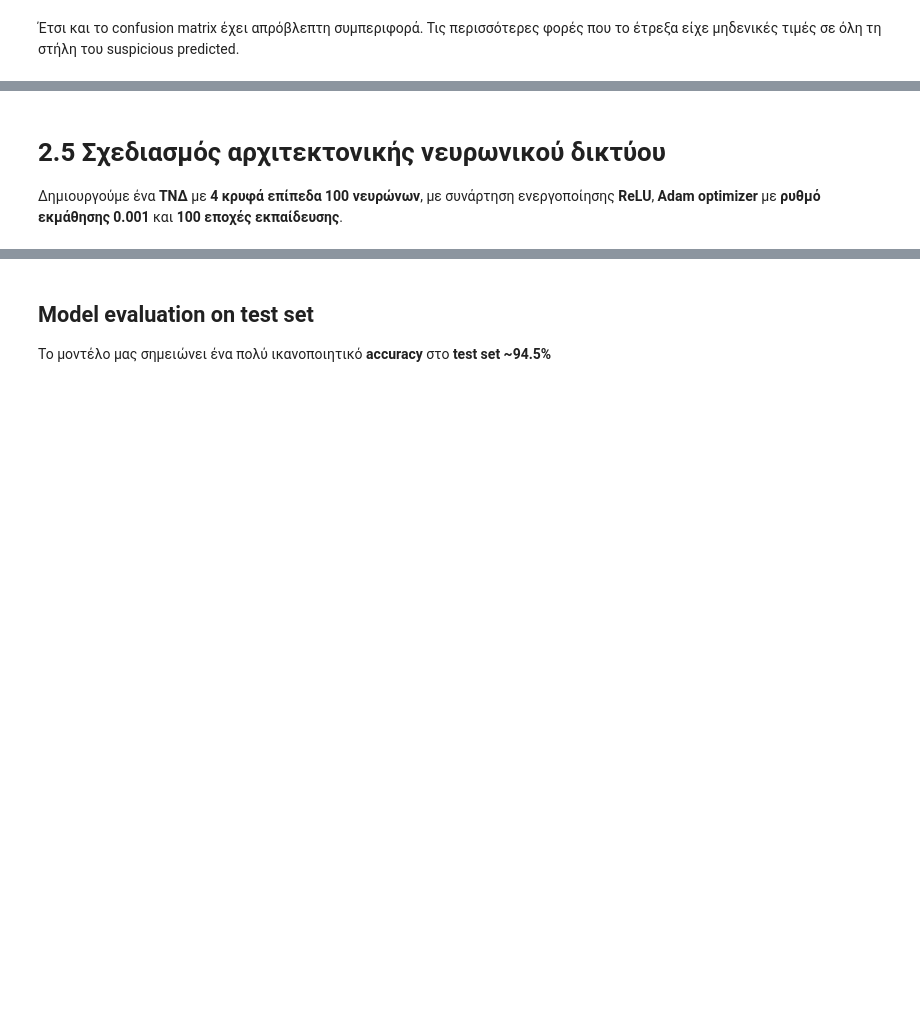
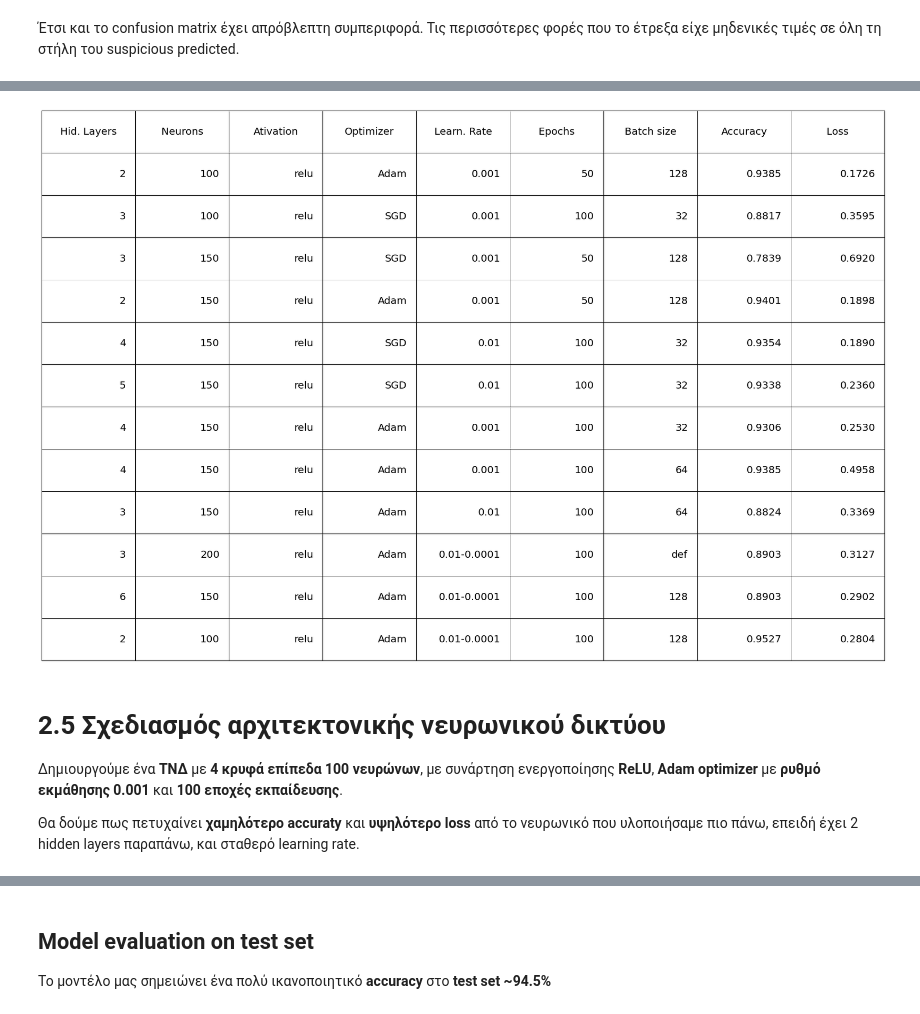
Before and after one commit to Maagnitude/fetal-health-models, a Jupyter notebook: fetal_health_models.ipynb, the cells around one changed output, grey strips where cells are left out. Cells and saved outputs as stored; diff of their text form; code cells hidden in the pictures; blank space fills up the shorter version.

```diff
--- a/fetal_health_models.ipynb
+++ b/fetal_health_models.ipynb
@@ -645,7 +654,37 @@ Test accuracy: 94.64%
+# %%
+labels = ['Hid. Layers', 'Neurons', 'Ativation', 'Optimizer',
+          'Learn. Rate', 'Epochs', 'Batch size', 'Accuracy', 'Loss']
+
+data = [['2', '100', 'relu', 'Adam', '0.001', '50', '128', '0.9385', '0.1726'],
+        ['3', '100', 'relu',  'SGD', '0.001','100',  '32', '0.8817', '0.3595'],
+        ['3', '150', 'relu',  'SGD', '0.001', '50', '128', '0.7839', '0.6920'],
+        ['2', '150', 'relu', 'Adam', '0.001', '50', '128', '0.9401', '0.1898'],
+        ['4', '150', 'relu',  'SGD',  '0.01','100',  '32', '0.9354', '0.1890'],
+        ['5', '150', 'relu',  'SGD',  '0.01','100',  '32', '0.9338', '0.2360'],
+        ['4', '150', 'relu', 'Adam', '0.001','100',  '32', '0.9306', '0.2530'],
+        ['4', '150', 'relu', 'Adam', '0.001','100',  '64', '0.9385', '0.4958'],
+        ['3', '150', 'relu', 'Adam', '0.01', '100',  '64', '0.8824', '0.3369'],
+        ['3', '200', 'relu', 'Adam', '0.01-0.0001','100',  'def', '0.8903', '0.3127'],
+        ['6', '150', 'relu', 'Adam', '0.01-0.0001','100',  '128', '0.8903', '0.2902'],
+        ['2', '100', 'relu', 'Adam', '0.01-0.0001','100',  '128', '0.9527', '0.2804']]
+
+data = np.array(data)
+fig, ax = plt.subplots()
+table = ax.table(cellText=data, colLabels=labels, loc='center')
+table.set_fontsize(20)
+table.scale(5,7)
+ax.axis('off')
+ax.grid(False)
+
+plt.show()
+# %% [output]
+[figure, added]
 # %% [markdown]
 # **2.5 Σχεδιασμός αρχιτεκτονικής νευρωνικού δικτύου**
 
 Δημιουργούμε ένα **ΤΝΔ** με **4 κρυφά επίπεδα 100 νευρώνων**, με συνάρτηση ενεργοποίησης **ReLU**, **Adam optimizer** με **ρυθμό εκμάθησης 0.001** και **100 εποχές εκπαίδευσης**.
+
+Θα δούμε πως πετυχαίνει **χαμηλότερο accuraty** και **υψηλότερο loss** από το νευρωνικό που υλοποιήσαμε πιο πάνω, επειδή έχει 2 hidden layers παραπάνω, και σταθερό learning rate.
 # %%
 def run_tf_NN(X_train, X_test, y_train, y_test):
 
```
Also changed, not shown: parts of 27 cells of this notebook.
